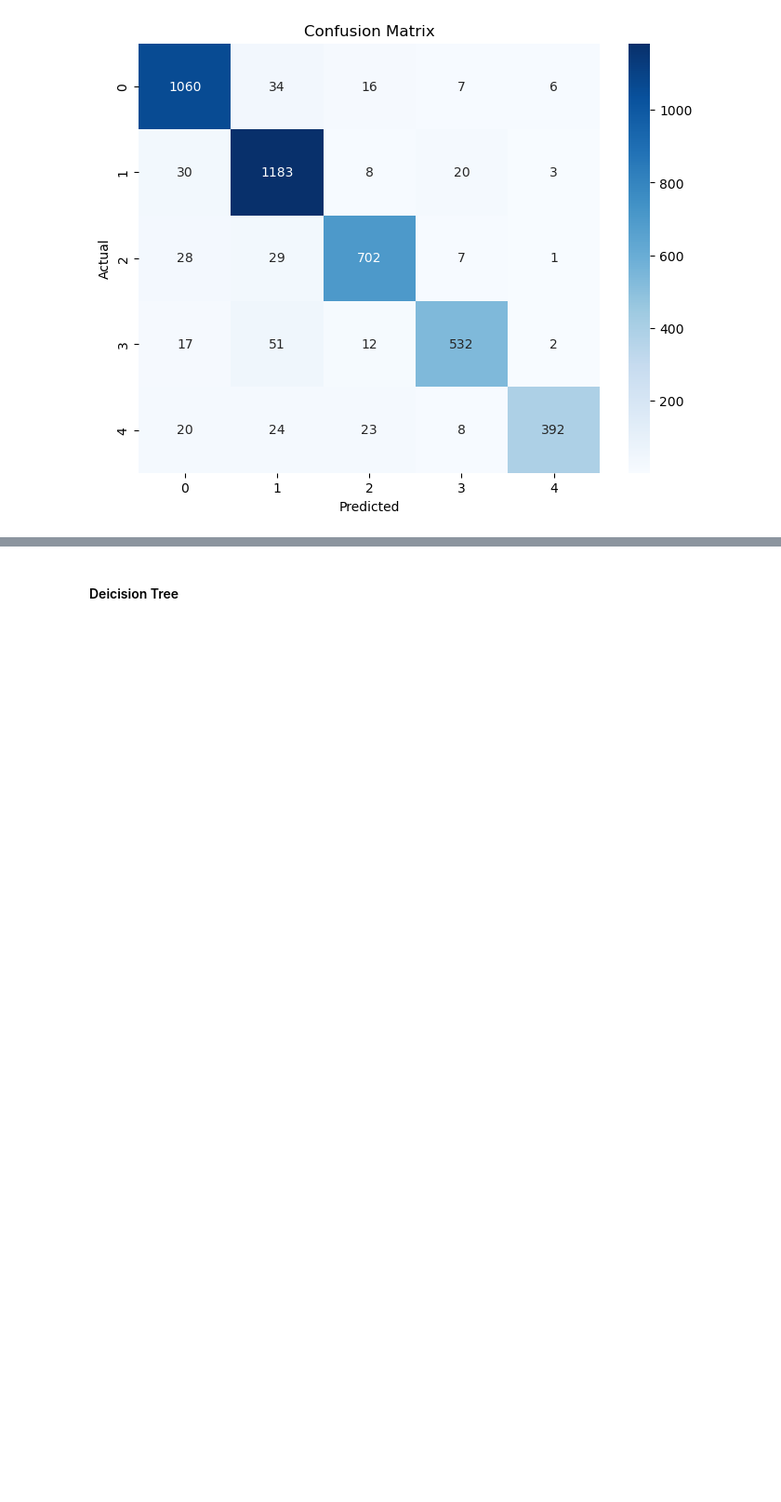
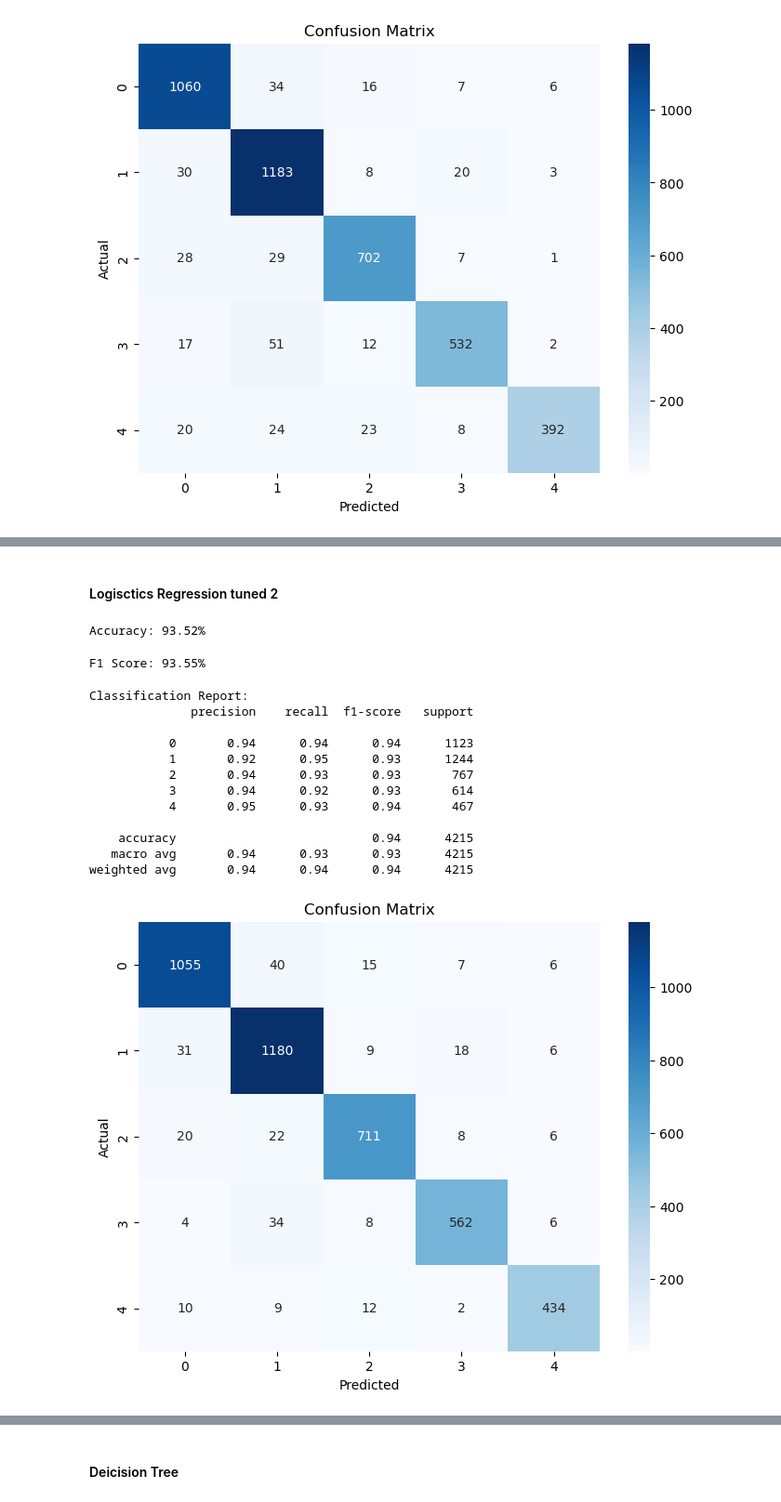
Before and after one commit to SIVASKANDAN-P/automatic_ticket_classification, a Jupyter notebook: Automatic_Ticket_Classification_Assignment.ipynb, the cells around one changed output, grey strips where cells are left out. Shown at 93% size. Cells and saved outputs as stored; diff of their text form; code cells hidden in the pictures; blank space fills up the shorter version.

```diff
--- a/Automatic_Ticket_Classification_Assignment.ipynb
+++ b/Automatic_Ticket_Classification_Assignment.ipynb
@@ -1165,0 +1199,42 @@ summary
+# %% [markdown]
+#### Logisctics Regression tuned 2
+# %%
+# Initialize the Logistic Regression model
+lr_model =  LogisticRegression(C=1, penalty='l1',solver='saga')
+
+# Train the model on the training data
+lr_model.fit(X_train, y_train)
+
+# Predict the topics on the test data
+y_pred_lr_tuned2 = lr_model.predict(X_test)
+
+# Calculate accuracy
+accuracy_lr_tuned2 = accuracy_score(y_test, y_pred_lr_tuned2)
+print(f"Accuracy: {accuracy_lr_tuned2 * 100:.2f}%")
+# %% [output]
+Accuracy: 93.52%
+# %%
+from sklearn.metrics import f1_score
+
+# Calculate the F1 score
+f1 = f1_score(y_test, y_pred_lr_tuned2, average='weighted')
+print(f"F1 Score: {f1 * 100:.2f}%")
+# %% [output]
+F1 Score: 93.55%
+# %%
+# Assuming y_test and y_pred are available
+evaluate_logistic_regression_model(y_test, y_pred_lr_tuned2)
+# %% [output]
+Classification Report:
+              precision    recall  f1-score   support
+
+           0       0.94      0.94      0.94      1123
+           1       0.92      0.95      0.93      1244
+           2       0.94      0.93      0.93       767
+           3       0.94      0.92      0.93       614
+           4       0.95      0.93      0.94       467
+
+    accuracy                           0.94      4215
+   macro avg       0.94      0.93      0.93      4215
+weighted avg       0.94      0.94      0.94      4215
+[figure, added]
```
Also changed, not shown: parts of 22 cells of this notebook.
